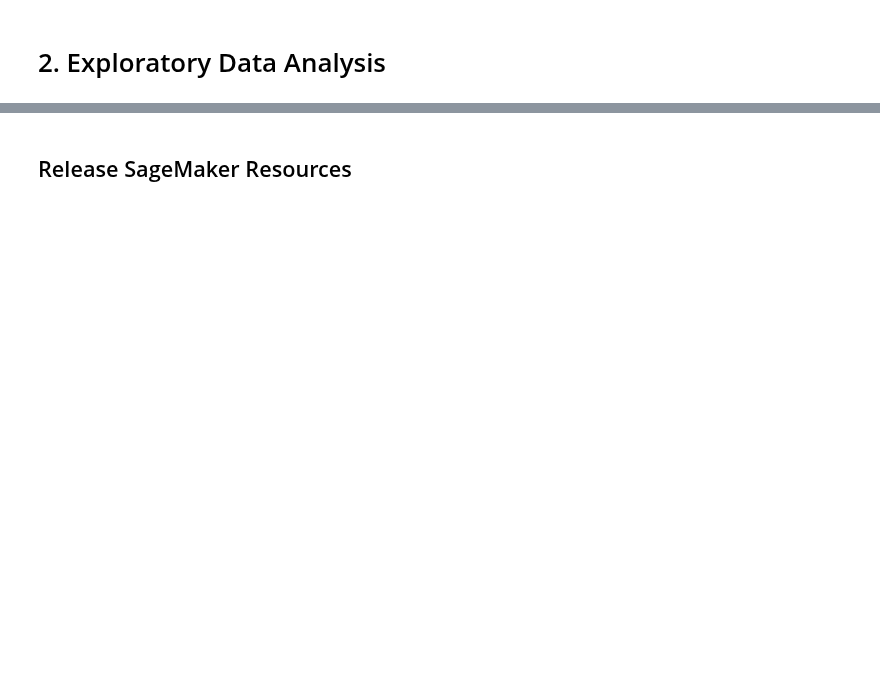
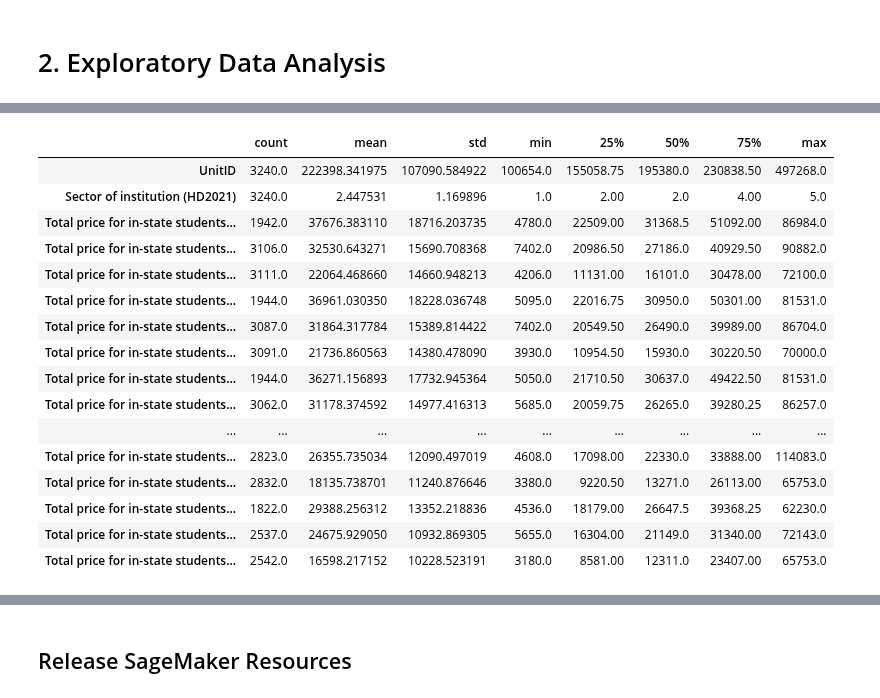
Before and after one commit to dsklnr/ADS508, a Jupyter notebook: CollegeAffordability.ipynb, the cells around one changed output, grey strips where cells are left out. Cells and saved outputs as stored; diff of their text form; code cells hidden in the pictures; blank space fills up the shorter version.

```diff
--- a/CollegeAffordability.ipynb
+++ b/CollegeAffordability.ipynb
@@ -218,0 +338,23 @@ df_stickerprice.head()
+# %%
+### Again, this will  be capable of running on the entire dataset, need to reduce files
+#summary statistics
+stats = pd.DataFrame(df_sticker_price.describe()).T
+stats
+# %% [output]
+|  | count | mean | std | min | 25% | 50% | 75% | max |
+| UnitID | 3240.0 | 222398.341975 | 107090.584922 | 100654.0 | 155058.75 | 195380.0 | 230838.50 | 497268.0 |
+| Sector of institution (HD2021) | 3240.0 | 2.447531 | 1.169896 | 1.0 | 2.00 | 2.0 | 4.00 | 5.0 |
+| Total price for in-state students... | 1942.0 | 37676.383110 | 18716.203735 | 4780.0 | 22509.00 | 31368.5 | 51092.00 | 86984.0 |
+| Total price for in-state students... | 3106.0 | 32530.643271 | 15690.708368 | 7402.0 | 20986.50 | 27186.0 | 40929.50 | 90882.0 |
+| Total price for in-state students... | 3111.0 | 22064.468660 | 14660.948213 | 4206.0 | 11131.00 | 16101.0 | 30478.00 | 72100.0 |
+| Total price for in-state students... | 1944.0 | 36961.030350 | 18228.036748 | 5095.0 | 22016.75 | 30950.0 | 50301.00 | 81531.0 |
+| Total price for in-state students... | 3087.0 | 31864.317784 | 15389.814422 | 7402.0 | 20549.50 | 26490.0 | 39989.00 | 86704.0 |
+| Total price for in-state students... | 3091.0 | 21736.860563 | 14380.478090 | 3930.0 | 10954.50 | 15930.0 | 30220.50 | 70000.0 |
+| Total price for in-state students... | 1944.0 | 36271.156893 | 17732.945364 | 5050.0 | 21710.50 | 30637.0 | 49422.50 | 81531.0 |
+| Total price for in-state students... | 3062.0 | 31178.374592 | 14977.416313 | 5685.0 | 20059.75 | 26265.0 | 39280.25 | 86257.0 |
+| ... | ... | ... | ... | ... | ... | ... | ... | ... |
+| Total price for in-state students... | 2823.0 | 26355.735034 | 12090.497019 | 4608.0 | 17098.00 | 22330.0 | 33888.00 | 114083.0 |
+| Total price for in-state students... | 2832.0 | 18135.738701 | 11240.876646 | 3380.0 | 9220.50 | 13271.0 | 26113.00 | 65753.0 |
+| Total price for in-state students... | 1822.0 | 29388.256312 | 13352.218836 | 4536.0 | 18179.00 | 26647.5 | 39368.25 | 62230.0 |
+| Total price for in-state students... | 2537.0 | 24675.929050 | 10932.869305 | 5655.0 | 16304.00 | 21149.0 | 31340.00 | 72143.0 |
+| Total price for in-state students... | 2542.0 | 16598.217152 | 10228.523191 | 3180.0 | 8581.00 | 12311.0 | 23407.00 | 65753.0 |
```
Also changed, not shown: parts of 28 cells of this notebook.
